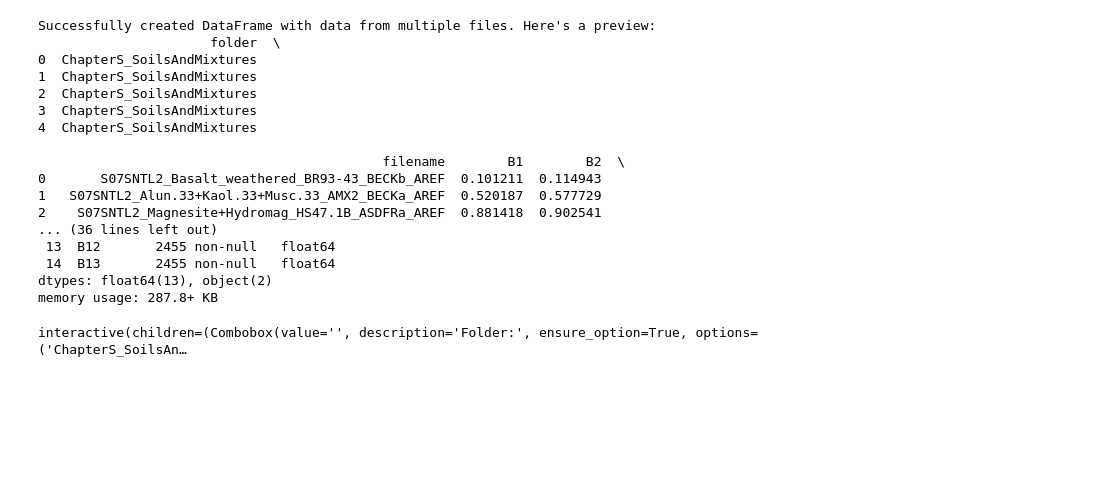
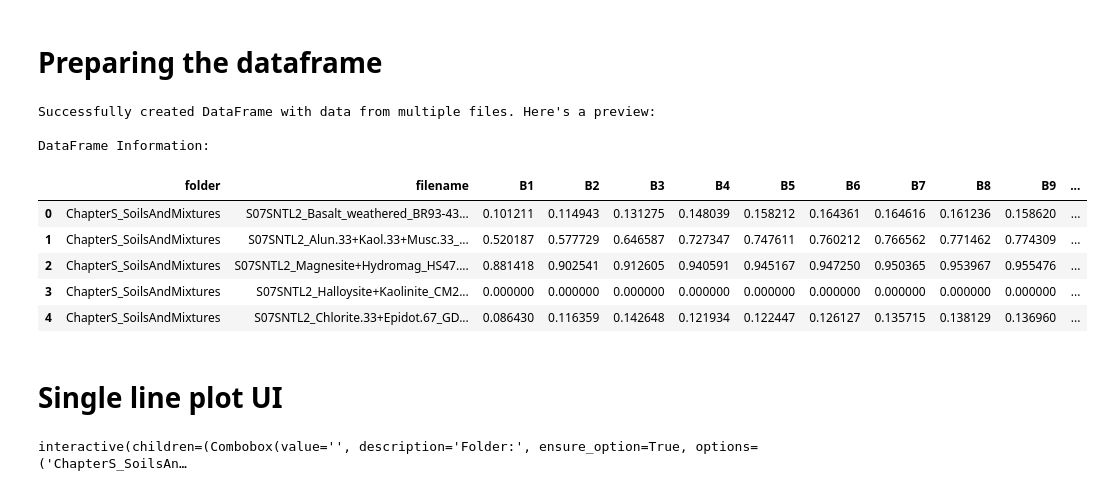
Before and after one commit to mauriciodev/progcart, a Jupyter notebook: aulas/jupyter/sentinel_spectral_library.ipynb, the cells around one changed output. Cells and saved outputs as stored; diff of their text form; code cells hidden in the pictures; blank space fills up the shorter version.

```diff
--- a/aulas/jupyter/sentinel_spectral_library.ipynb
+++ b/aulas/jupyter/sentinel_spectral_library.ipynb
@@ -22,7 +32,7 @@ library.zip         100%[===================>]   1.39M  3.07MB/s    in 0.5s
+# %% [markdown]
+# Preparing the dataframe
 # %%
-import os
-import pandas as pd
-import glob
+
 
 base_dir = 'ASCIIdata_splib07b_rsSentinel2/'
 # Find all text files within any directory starting with 'Chapter' inside the base_dir
@@ -42,48 +52,41 @@ else:
             parent_folder = os.path.basename(os.path.dirname(file_path))
             #file_name = f"{parent_folder}_{file_name}"
 
             # Read the first 15 lines as a single column.
             # squeeze=True will return a Series if there's only one column.
             with open(file_path) as f:
                 series_list = f.readlines()[1:]
             #series_data = pd.read_csv(file_path, header=None, nrows=14, skiprows=1)
             series_list = [float(x) for x in series_list]
             if len(series_list) == 13:
                 all_data_columns.append([parent_folder, file_name, *series_list]) #data.tolist()
             else:
                 print(f"Warning: File {file_path} did not contain 15 lines of data or was not a single column. Skipping.")
 
         except Exception as e:
             print(f"Error reading file {file_path}: {e}")
 
 # Create a DataFrame from the collected data
 # Each key in all_data_columns becomes a column name, and its value (list) becomes the column's data.
 if all_data_columns:
     df = pd.DataFrame(all_data_columns)
     df.columns = header
     df.replace(df['B1'].min(),0, inplace=True)
     print("Successfully created DataFrame with data from multiple files. Here's a preview:")
-    print(df.head())
     print("\nDataFrame Information:")
-    df.info()
 else:
     print("No valid data collected to form a DataFrame.")
+df.head()
 # %% [output]
 Successfully created DataFrame with data from multiple files. Here's a preview:
-                      folder  \
-0  ChapterS_SoilsAndMixtures
-1  ChapterS_SoilsAndMixtures
-2  ChapterS_SoilsAndMixtures
-3  ChapterS_SoilsAndMixtures
-4  ChapterS_SoilsAndMixtures
 
-                                            filename        B1        B2  \
-0       S07SNTL2_Basalt_weathered_BR93-43_BECKb_AREF  0.101211  0.114943
-1   S07SNTL2_Alun.33+Kaol.33+Musc.33_AMX2_BECKa_AREF  0.520187  0.577729
-2    S07SNTL2_Magnesite+Hydromag_HS47.1B_ASDFRa_AREF  0.881418  0.902541
-... (36 lines left out)
- 13  B12       2455 non-null   float64
- 14  B13       2455 non-null   float64
-dtypes: float64(13), object(2)
-memory usage: 287.8+ KB
+DataFrame Information:
+|  | folder | filename | B1 | B2 | B3 | B4 | B5 | B6 | B7 | B8 | B9 | ... |
+| 0 | ChapterS_SoilsAndMixtures | S07SNTL2_Basalt_weathered_BR93-43... | 0.101211 | 0.114943 | 0.131275 | 0.148039 | 0.158212 | 0.164361 | 0.164616 | 0.161236 | 0.158620 | ... |
+| 1 | ChapterS_SoilsAndMixtures | S07SNTL2_Alun.33+Kaol.33+Musc.33_... | 0.520187 | 0.577729 | 0.646587 | 0.727347 | 0.747611 | 0.760212 | 0.766562 | 0.771462 | 0.774309 | ... |
+| 2 | ChapterS_SoilsAndMixtures | S07SNTL2_Magnesite+Hydromag_HS47.... | 0.881418 | 0.902541 | 0.912605 | 0.940591 | 0.945167 | 0.947250 | 0.950365 | 0.953967 | 0.955476 | ... |
+| 3 | ChapterS_SoilsAndMixtures | S07SNTL2_Halloysite+Kaolinite_CM2... | 0.000000 | 0.000000 | 0.000000 | 0.000000 | 0.000000 | 0.000000 | 0.000000 | 0.000000 | 0.000000 | ... |
+| 4 | ChapterS_SoilsAndMixtures | S07SNTL2_Chlorite.33+Epidot.67_GD... | 0.086430 | 0.116359 | 0.142648 | 0.121934 | 0.122447 | 0.126127 | 0.135715 | 0.138129 | 0.136960 | ... |
+# %% [markdown]
+# Single line plot UI
 # %%
```
Also changed, not shown: parts of 10 cells of this notebook.
